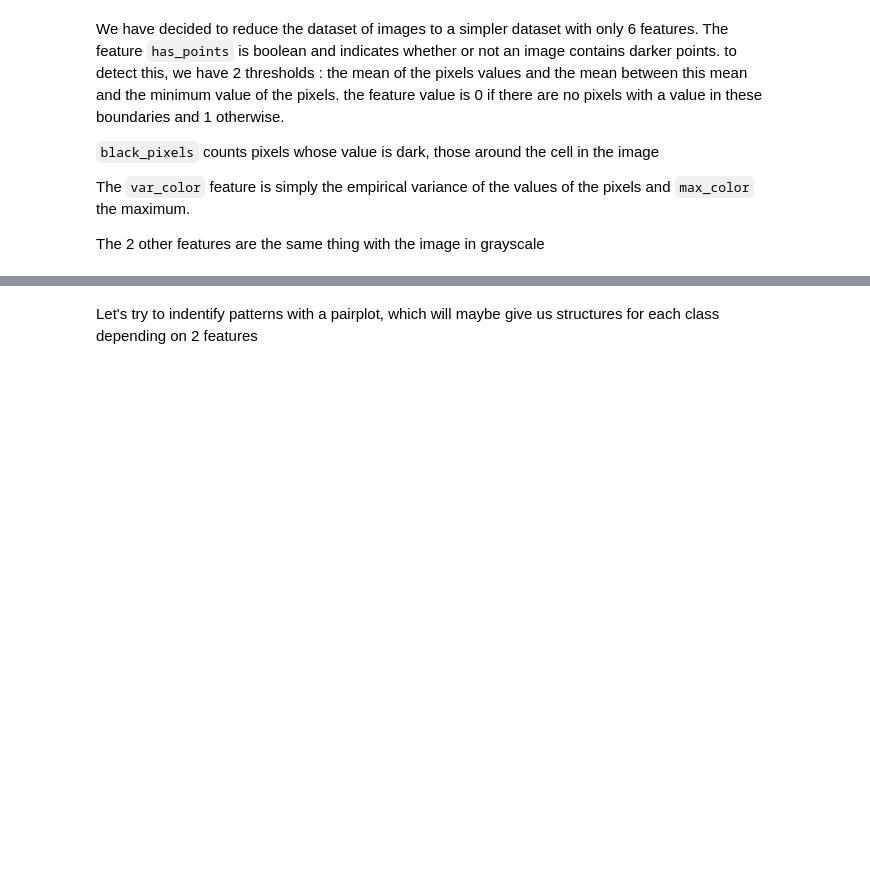
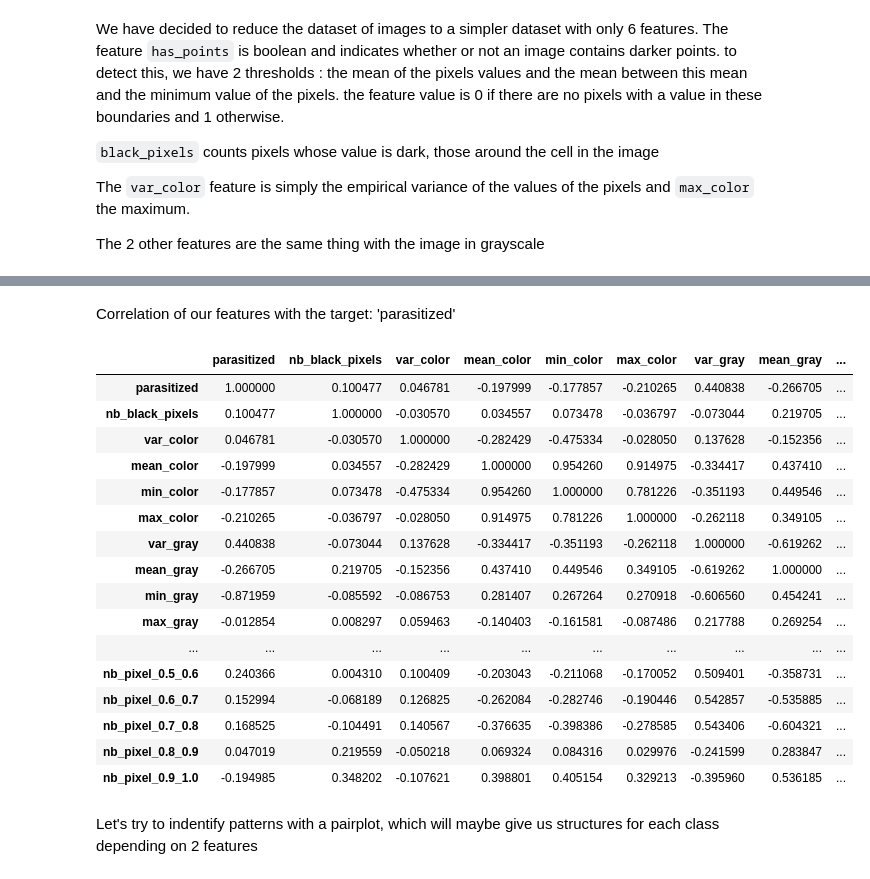
Before and after one commit to Theodb/MediChal, a Jupyter notebook: starting_kit/README.ipynb, the cells around one changed output, grey strips where cells are left out. Saved outputs shown, nothing was run; the diff lists cells and outputs as text; code cells hidden in the pictures; blank space fills up the shorter version.

```diff
--- a/starting_kit/README.ipynb
+++ b/starting_kit/README.ipynb
@@ -116,3 +133,31 @@ data.describe()
+# %% [markdown]
+Correlation of our features with the target: 'parasitized'
+# %%
+import pandas as pd
+d=pd.get_dummies(data['target'])['parasitized']
+
+n_df = pd.merge(d, data, right_index=True, left_index=True)
+df_n = new_df.select_dtypes(include=np.number)
+
+df_n.corr()
+# %% [output]
+|  | parasitized | nb_black_pixels | var_color | mean_color | min_color | max_color | var_gray | mean_gray | ... |
+| parasitized | 1.000000 | 0.100477 | 0.046781 | -0.197999 | -0.177857 | -0.210265 | 0.440838 | -0.266705 | ... |
+| nb_black_pixels | 0.100477 | 1.000000 | -0.030570 | 0.034557 | 0.073478 | -0.036797 | -0.073044 | 0.219705 | ... |
+| var_color | 0.046781 | -0.030570 | 1.000000 | -0.282429 | -0.475334 | -0.028050 | 0.137628 | -0.152356 | ... |
+| mean_color | -0.197999 | 0.034557 | -0.282429 | 1.000000 | 0.954260 | 0.914975 | -0.334417 | 0.437410 | ... |
+| min_color | -0.177857 | 0.073478 | -0.475334 | 0.954260 | 1.000000 | 0.781226 | -0.351193 | 0.449546 | ... |
+| max_color | -0.210265 | -0.036797 | -0.028050 | 0.914975 | 0.781226 | 1.000000 | -0.262118 | 0.349105 | ... |
+| var_gray | 0.440838 | -0.073044 | 0.137628 | -0.334417 | -0.351193 | -0.262118 | 1.000000 | -0.619262 | ... |
+| mean_gray | -0.266705 | 0.219705 | -0.152356 | 0.437410 | 0.449546 | 0.349105 | -0.619262 | 1.000000 | ... |
+| min_gray | -0.871959 | -0.085592 | -0.086753 | 0.281407 | 0.267264 | 0.270918 | -0.606560 | 0.454241 | ... |
+| max_gray | -0.012854 | 0.008297 | 0.059463 | -0.140403 | -0.161581 | -0.087486 | 0.217788 | 0.269254 | ... |
+| ... | ... | ... | ... | ... | ... | ... | ... | ... | ... |
+| nb_pixel_0.5_0.6 | 0.240366 | 0.004310 | 0.100409 | -0.203043 | -0.211068 | -0.170052 | 0.509401 | -0.358731 | ... |
+| nb_pixel_0.6_0.7 | 0.152994 | -0.068189 | 0.126825 | -0.262084 | -0.282746 | -0.190446 | 0.542857 | -0.535885 | ... |
+| nb_pixel_0.7_0.8 | 0.168525 | -0.104491 | 0.140567 | -0.376635 | -0.398386 | -0.278585 | 0.543406 | -0.604321 | ... |
+| nb_pixel_0.8_0.9 | 0.047019 | 0.219559 | -0.050218 | 0.069324 | 0.084316 | 0.029976 | -0.241599 | 0.283847 | ... |
+| nb_pixel_0.9_1.0 | -0.194985 | 0.348202 | -0.107621 | 0.398801 | 0.405154 | 0.329213 | -0.395960 | 0.536185 | ... |
 # %% [markdown]
 Let's try to indentify patterns with a pairplot, which will maybe give us structures for each class depending on 2 features
 # %%
```
Also changed, not shown: parts of 18 cells of this notebook.
